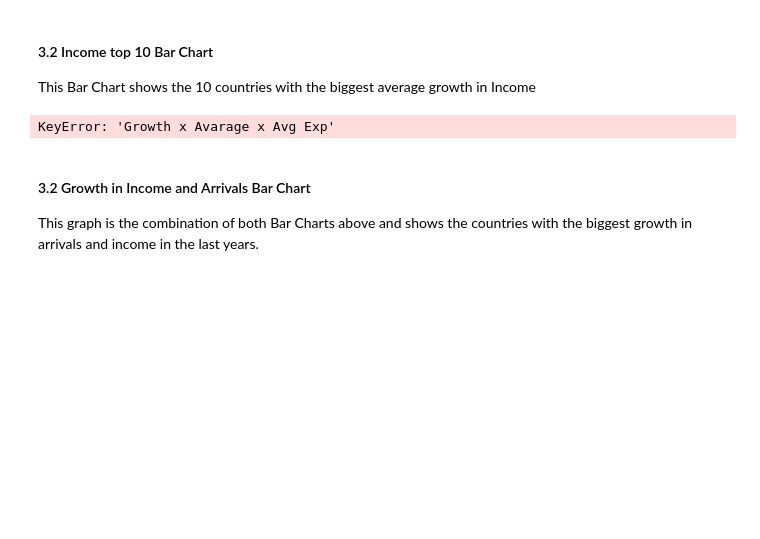
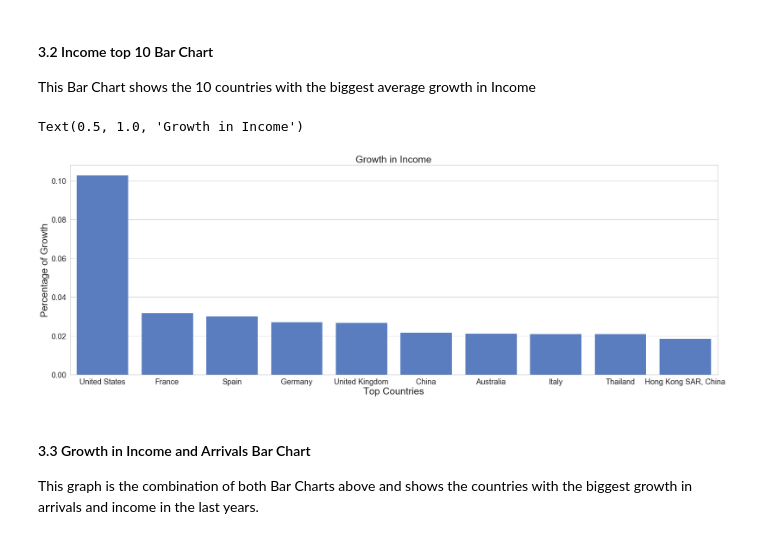
Before and after one commit to rennanvoa2/Programming_DS_Project, a Jupyter notebook: Project_Final_Version.ipynb, the cells around one changed output. Cells and saved outputs as stored; diff of their text form; code cells hidden in the pictures; blank space fills up the shorter version.

```diff
--- a/Project_Final_Version.ipynb
+++ b/Project_Final_Version.ipynb
@@ -453,24 +495,25 @@ This Bar Chart shows the 10 countries with the biggest average growth in Income
 # %%
 # Set some initial parameters of the graph
 plt.rcParams['figure.figsize'] = (30, 10)
 sb.set(style="whitegrid", font_scale=1.8)
 
 # Plot the Income values
 sb.set_color_codes("muted")
-sb.barplot(y= income_top_10['Growth x Avarage x Avg Exp'] , x = income_top_10.index.values, data = income_top_10, color='b')
+sb.barplot(y= income_top_10['Growth x Average x Avg Exp'] , x = income_top_10.index.values, data = income_top_10, color='b')
 
 # Name the x axis and set its fontsize
 plt.xlabel('Top Countries', fontsize=25)
 
 # Name the y axis and set its fontsize
 plt.ylabel('Percentage of Growth', fontsize=25)
 
 # Give a title and set its fontsize
 plt.title("Growth in Income", fontsize=25)
 # %% [output]
-KeyError: 'Growth x Avarage x Avg Exp'
+Text(0.5, 1.0, 'Growth in Income')
+[figure, added]
 # %% [markdown]
-#### 3.2 Growth in Income and Arrivals Bar Chart
+#### 3.3 Growth in Income and Arrivals Bar Chart
 
 This graph is the combination of both Bar Charts above and shows the countries with the biggest growth in arrivals and income in the last years.
 # %%
```
Also changed, not shown: parts of 14 cells of this notebook.
